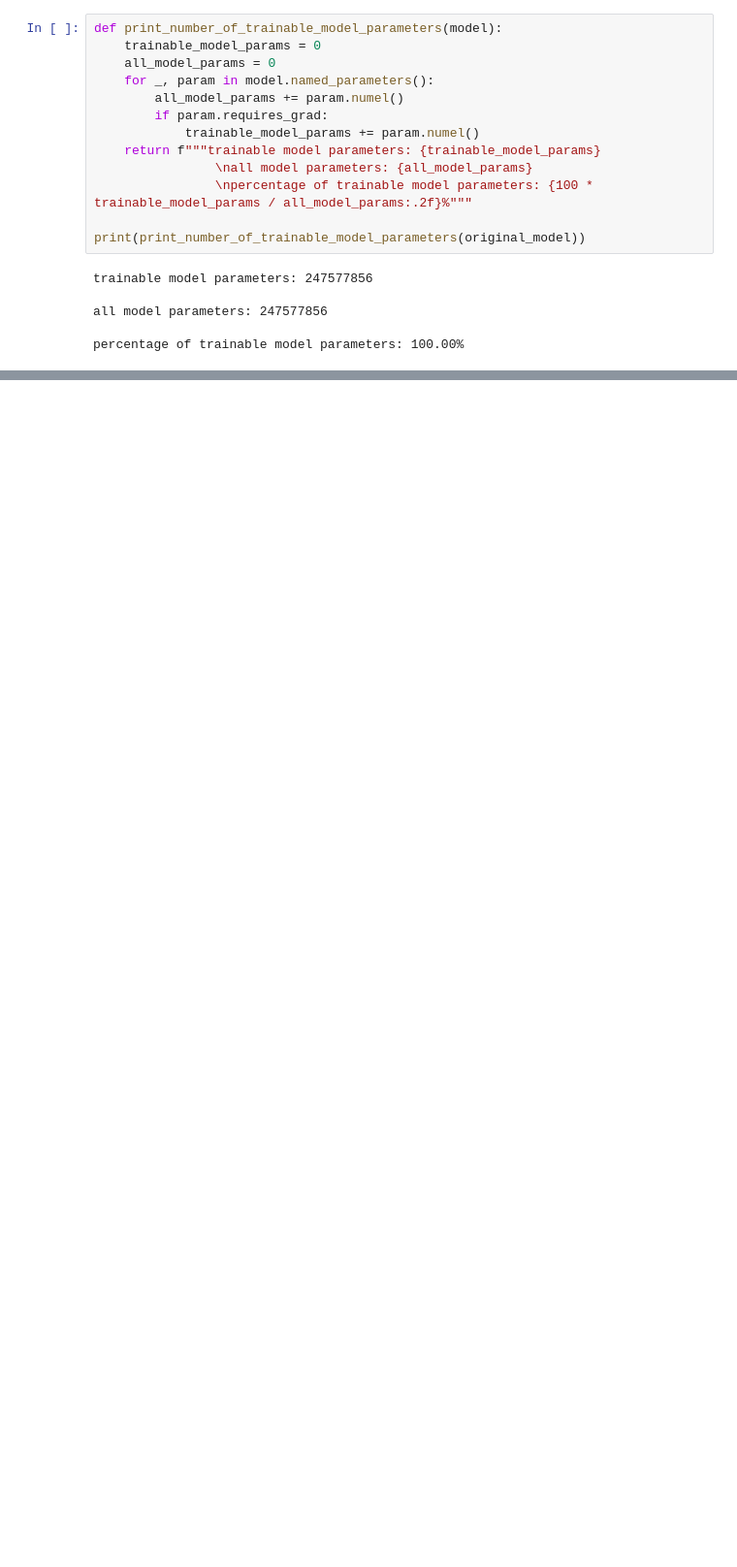
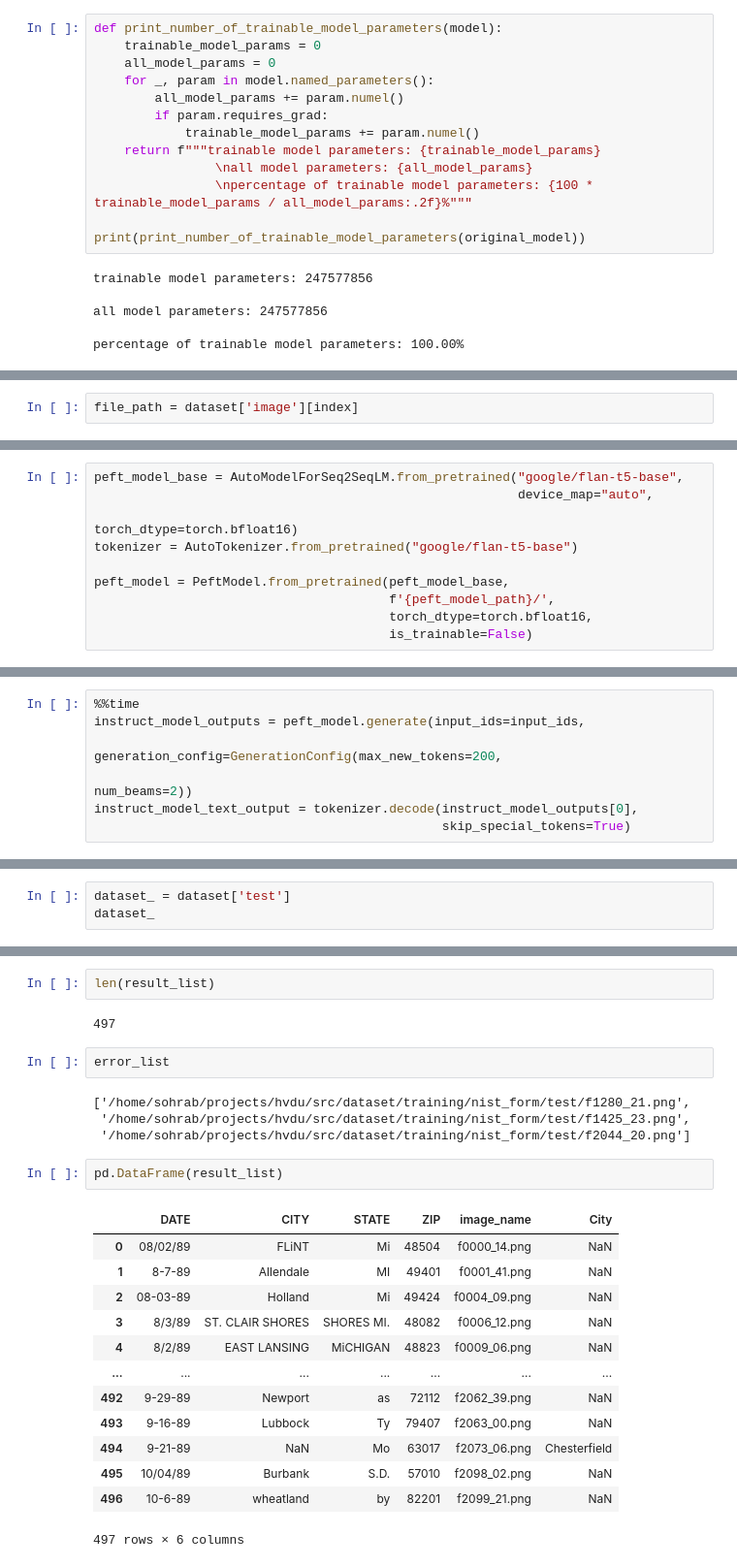
Before and after one commit to srsani/hvdu, a Jupyter notebook: src/notebooks/9_0_seq2seq_t5.ipynb, the cells around one changed output, grey strips where cells are left out. Shown at 97% size. Cells and saved outputs as stored; diff of their text form; blank space fills up the shorter version.

```diff
--- a/src/notebooks/9_0_seq2seq_t5.ipynb
+++ b/src/notebooks/9_0_seq2seq_t5.ipynb
@@ -220,0 +323,2 @@ KeyboardInterrupt:
+# %%
+file_path = dataset['image'][index]
@@ -220,0 +403,10 @@ KeyboardInterrupt:
+# %%
+peft_model_base = AutoModelForSeq2SeqLM.from_pretrained("google/flan-t5-base",
+                                                        device_map="auto",
+                                                        torch_dtype=torch.bfloat16)
+tokenizer = AutoTokenizer.from_pretrained("google/flan-t5-base")
+
+peft_model = PeftModel.from_pretrained(peft_model_base,
+                                       f'{peft_model_path}/',
+                                       torch_dtype=torch.bfloat16,
+                                       is_trainable=False)
@@ -220,0 +421,7 @@ KeyboardInterrupt:
+# %%
+%%time
+instruct_model_outputs = peft_model.generate(input_ids=input_ids,
+                                                 generation_config=GenerationConfig(max_new_tokens=200,
+                                                                                    num_beams=2))
+instruct_model_text_output = tokenizer.decode(instruct_model_outputs[0],
+                                              skip_special_tokens=True)
@@ -220,0 +432,3 @@ KeyboardInterrupt:
+# %%
+dataset_ = dataset['test']
+dataset_
@@ -220,0 +546,26 @@ KeyboardInterrupt:
+# %%
+len(result_list)
+# %% [output]
+497
+# %%
+error_list
+# %% [output]
+['/home/sohrab/projects/hvdu/src/dataset/training/nist_form/test/f1280_21.png',
+ '/home/sohrab/projects/hvdu/src/dataset/training/nist_form/test/f1425_23.png',
+ '/home/sohrab/projects/hvdu/src/dataset/training/nist_form/test/f2044_20.png']
+# %%
+pd.DataFrame(result_list)
+# %% [output]
+|  | DATE | CITY | STATE | ZIP | image_name | City |
+| 0 | 08/02/89 | FLiNT | Mi | 48504 | f0000_14.png | NaN |
+| 1 | 8-7-89 | Allendale | MI | 49401 | f0001_41.png | NaN |
+| 2 | 08-03-89 | Holland | Mi | 49424 | f0004_09.png | NaN |
+| 3 | 8/3/89 | ST. CLAIR SHORES | SHORES MI. | 48082 | f0006_12.png | NaN |
+| 4 | 8/2/89 | EAST LANSING | MiCHIGAN | 48823 | f0009_06.png | NaN |
+| ... | ... | ... | ... | ... | ... | ... |
+| 492 | 9-29-89 | Newport | as | 72112 | f2062_39.png | NaN |
+| 493 | 9-16-89 | Lubbock | Ty | 79407 | f2063_00.png | NaN |
+| 494 | 9-21-89 | NaN | Mo | 63017 | f2073_06.png | Chesterfield |
+| 495 | 10/04/89 | Burbank | S.D. | 57010 | f2098_02.png | NaN |
+| 496 | 10-6-89 | wheatland | by | 82201 | f2099_21.png | NaN |
+497 rows × 6 columns
```
Also changed, not shown: parts of 45 cells of this notebook, 1 other file.
